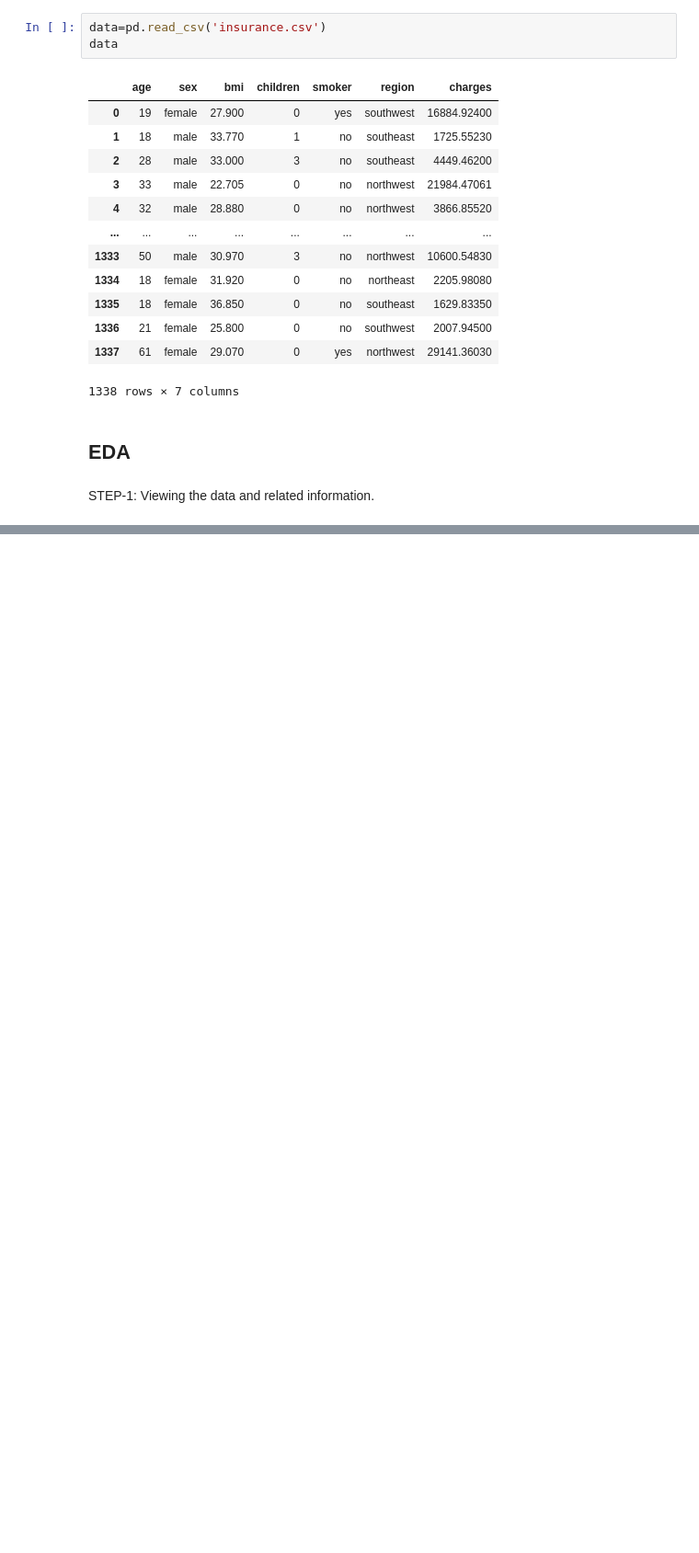
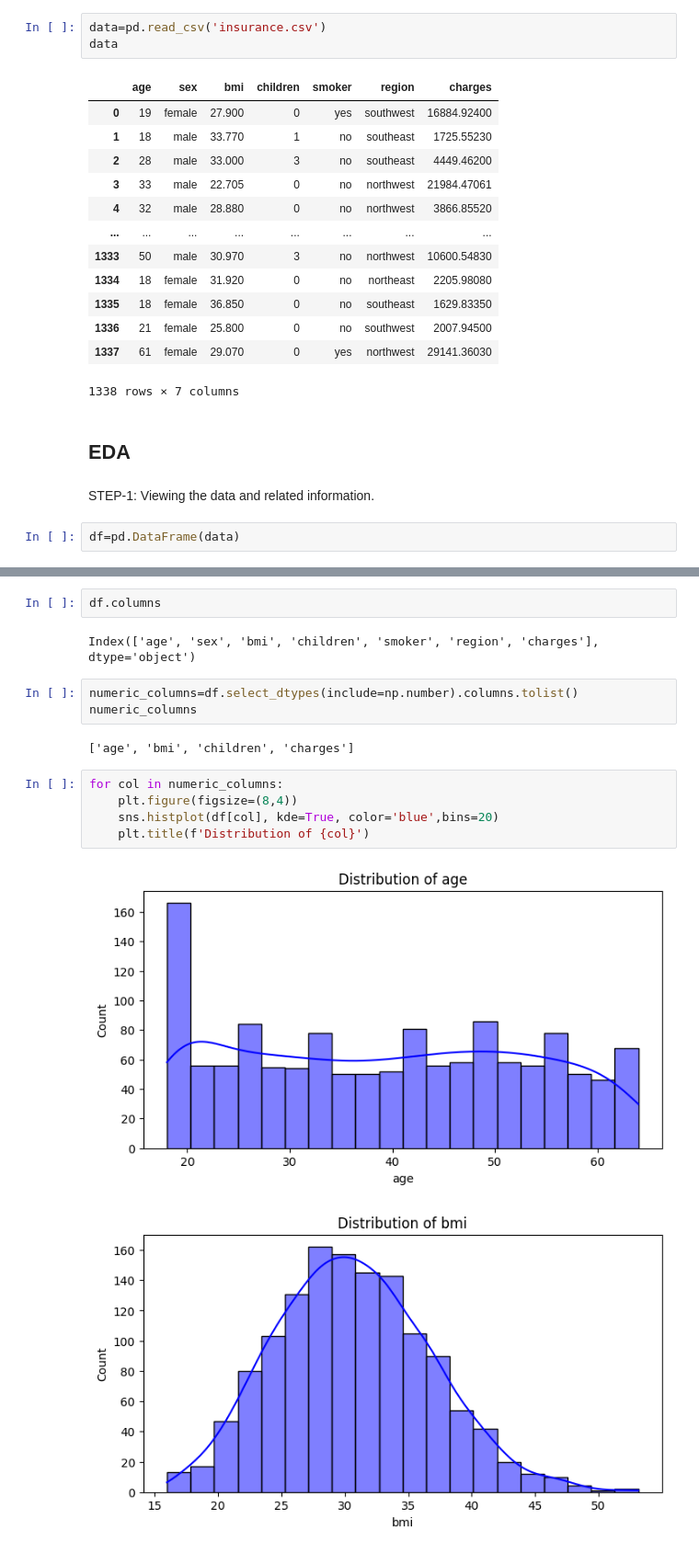
Before and after one commit to AyushamMishra/Project_1, a Jupyter notebook: insurance.ipynb, the cells around one changed output, grey strips where cells are left out. Shown at 92% size. Cells and saved outputs as stored; diff of their text form; blank space fills up the shorter version.

Commit message:
Data preprocessing and cleaning

```diff
--- a/insurance.ipynb
+++ b/insurance.ipynb
@@ -28,4 +30,6 @@ data
 ## EDA
 # %% [markdown]
 STEP-1: Viewing the data and related information.
+# %%
+df=pd.DataFrame(data)
 # %%
@@ -73,0 +101,17 @@ max      64.000000    53.130000     5.000000  63770.428010
+# %%
+df.columns
+# %% [output]
+Index(['age', 'sex', 'bmi', 'children', 'smoker', 'region', 'charges'], dtype='object')
+# %%
+numeric_columns=df.select_dtypes(include=np.number).columns.tolist()
+numeric_columns
+# %% [output]
+['age', 'bmi', 'children', 'charges']
+# %%
+for col in numeric_columns:
+    plt.figure(figsize=(8,4))
+    sns.histplot(df[col], kde=True, color='blue',bins=20)
+    plt.title(f'Distribution of {col}')
+# %% [output]
+[figure, added]
+[figure, added]
```
Also changed, not shown: parts of 26 cells of this notebook.
